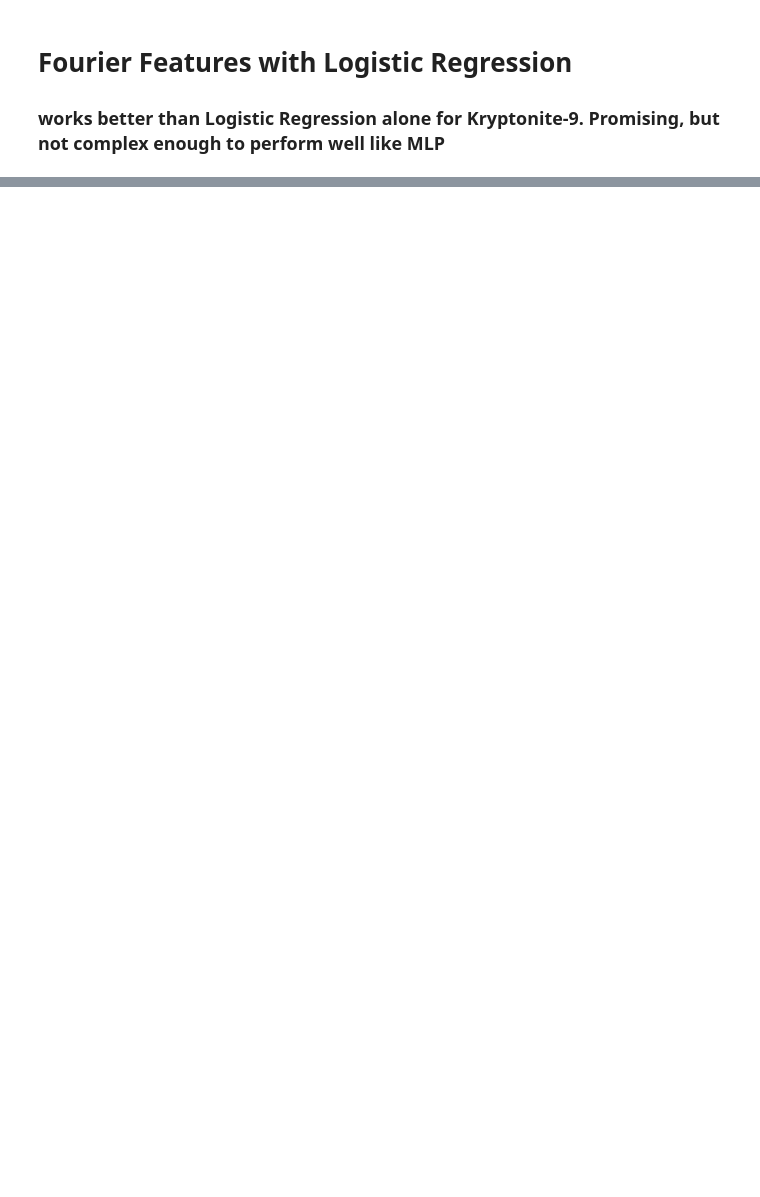
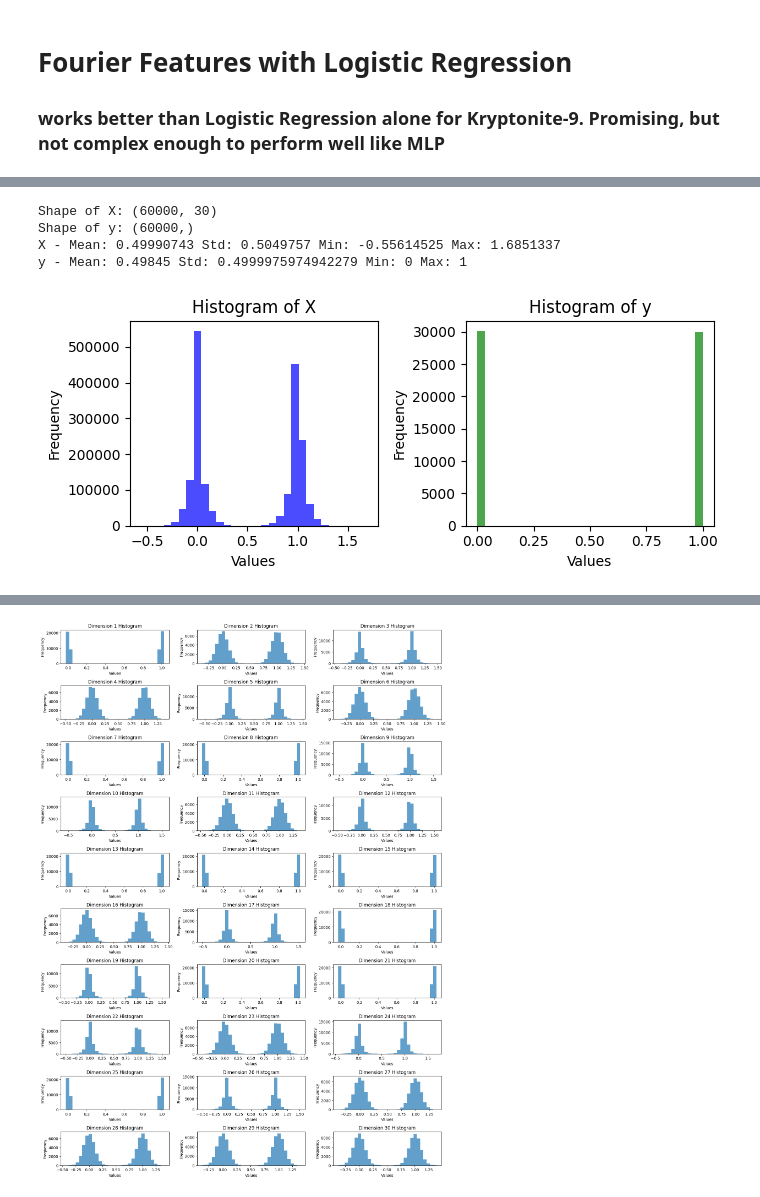
Before and after one commit to guyuxuan9/MML_coursework, a Jupyter notebook: archive/fourier.ipynb, the cells around one changed output, grey strips where cells are left out. Saved outputs shown, nothing was run; the diff lists cells and outputs as text; code cells hidden in the pictures; blank space fills up the shorter version.

```diff
--- a/archive/fourier.ipynb
+++ b/archive/fourier.ipynb
@@ -430,3 +444,77 @@ weighted avg       0.89      0.89      0.89      2700
 # # Evaluate the model on the test set for loss and accuracy
 # test_loss, test_accuracy = model.evaluate(X_test, y_test, verbose=1)
 # print(f"Test Loss: {test_loss:.4f}, Test Accuracy: {test_accuracy:.4f}")
+# %%
+import numpy as np
+import matplotlib.pyplot as plt
+
+import numpy as np
+import matplotlib.pyplot as plt
+
+# Load data
+X = np.load('Datasets/kryptonite-30-X.npy')
+y = np.load('Datasets/kryptonite-30-y.npy')
+
+# X = np.round(X)
+
+# normalise X with the library
+from sklearn.preprocessing import Normalizer
+# Normalize X to ensure all features contribute equally
+# normalizer = Normalizer()
+# X = normalizer.fit_transform(X)
+# X = np.round(X)
+
+
+
+# Check dimensions
+print("Shape of X:", X.shape)
+print("Shape of y:", y.shape)
+
+# Basic EDA: Display some stats
+print("X - Mean:", np.mean(X), "Std:", np.std(X), "Min:", np.min(X), "Max:", np.max(X))
+print("y - Mean:", np.mean(y), "Std:", np.std(y), "Min:", np.min(y), "Max:", np.max(y))
+
+# Visualise histograms for X and y
+plt.figure(figsize=(7, 3))
+
+# Histogram for X
+plt.subplot(1, 2, 1)
+plt.hist(X.flatten(), bins=30, alpha=0.7, color='blue')
+plt.title('Histogram of X')
+plt.xlabel('Values')
+plt.ylabel('Frequency')
+
+# Histogram for y
+plt.subplot(1, 2, 2)
+plt.hist(y, bins=30, alpha=0.7, color='green')
+plt.title('Histogram of y')
+plt.xlabel('Values')
+plt.ylabel('Frequency')
+
+plt.tight_layout()
+plt.show()
+
+
+
+# Calculate and display basic stats for each dimension
+for i in range(X.shape[1]):
+    print(f"Dimension {i+1} - Mean: {np.mean(X[:, i]):.2f}, Std: {np.std(X[:, i]):.2f}, Min: {np.min(X[:, i]):.2f}, Max: {np.max(X[:, i]):.2f}")
+
+# Plot histograms for each dimension
+rows = X.shape[1] // 3 + 1
+plt.figure(figsize=(15, 2*rows))
+for i in range(X.shape[1]):
+    plt.subplot(rows, 3, i + 1)
+    plt.hist(X[:, i], bins=30, alpha=0.7)
+    plt.title(f'Dimension {i+1} Histogram')
+    plt.xlabel('Values')
+    plt.ylabel('Frequency')
+
+plt.tight_layout()
+plt.show()
+# %% [output]
+Shape of X: (60000, 30)
+Shape of y: (60000,)
+X - Mean: 0.49990743 Std: 0.5049757 Min: -0.55614525 Max: 1.6851337
+y - Mean: 0.49845 Std: 0.4999975974942279 Min: 0 Max: 1
+[figure, added]
@@ -432,0 +538 @@ weighted avg       0.89      0.89      0.89      2700
+[figure, added]
```
Also changed, not shown: parts of 3 cells of this notebook, 4 other files.
